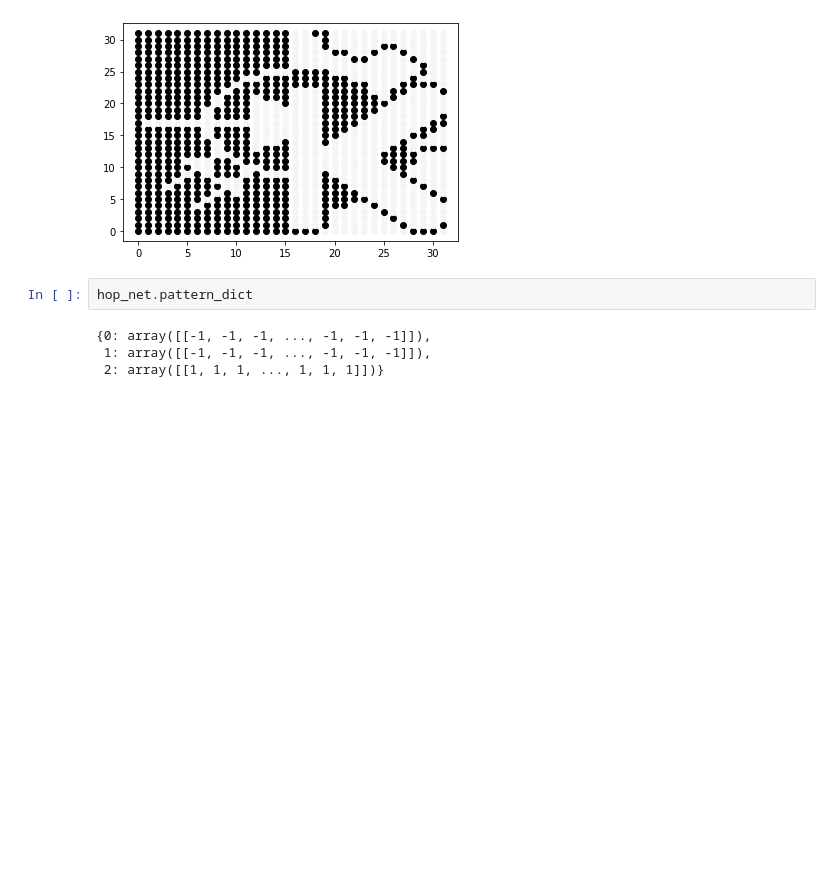
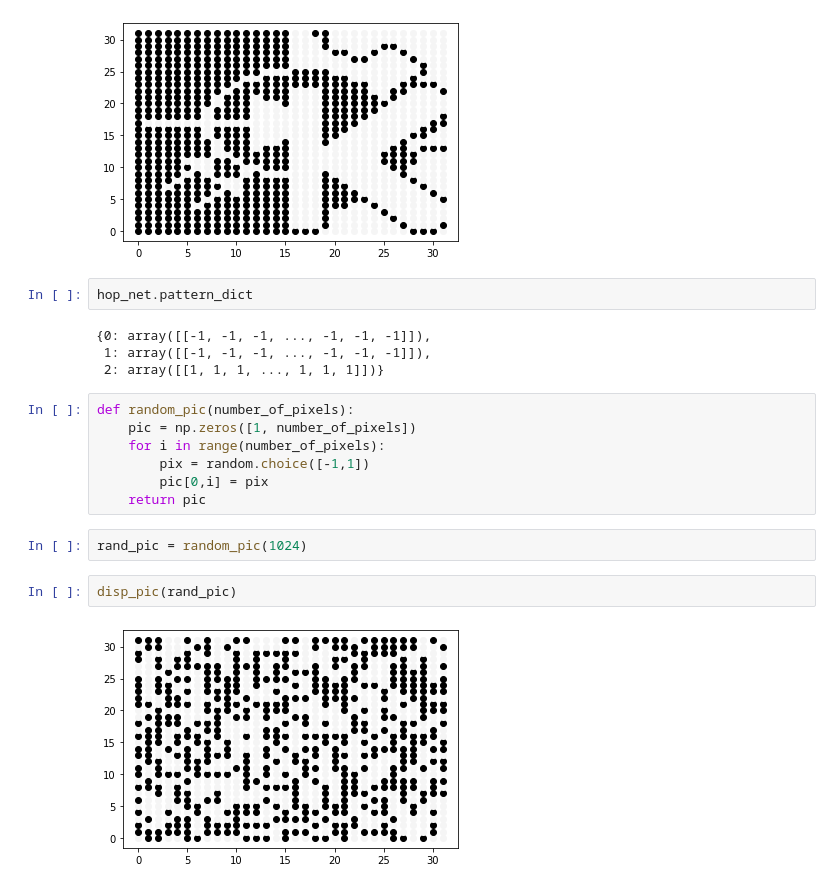
Before and after one commit to mattiasgullstrand/ANN_lab1, a Jupyter notebook: Assignment 3/exercise_3.1.ipynb, the cells around one changed output. Drawn from its saved outputs; the diff is of its cells as text; blank space fills up the shorter version.

```diff
--- a/Assignment 3/exercise_3.1.ipynb
+++ b/Assignment 3/exercise_3.1.ipynb
@@ -278,3 +317,16 @@ hop_net.pattern_dict
 {0: array([[-1, -1, -1, ..., -1, -1, -1]]),
  1: array([[-1, -1, -1, ..., -1, -1, -1]]),
  2: array([[1, 1, 1, ..., 1, 1, 1]])}
+# %%
+def random_pic(number_of_pixels):
+    pic = np.zeros([1, number_of_pixels])
+    for i in range(number_of_pixels):
+        pix = random.choice([-1,1])
+        pic[0,i] = pix
+    return pic
+# %%
+rand_pic = random_pic(1024)
+# %%
+disp_pic(rand_pic)
+# %% [output]
+[figure, added]
```
Also changed, not shown: parts of 37 cells of this notebook.
